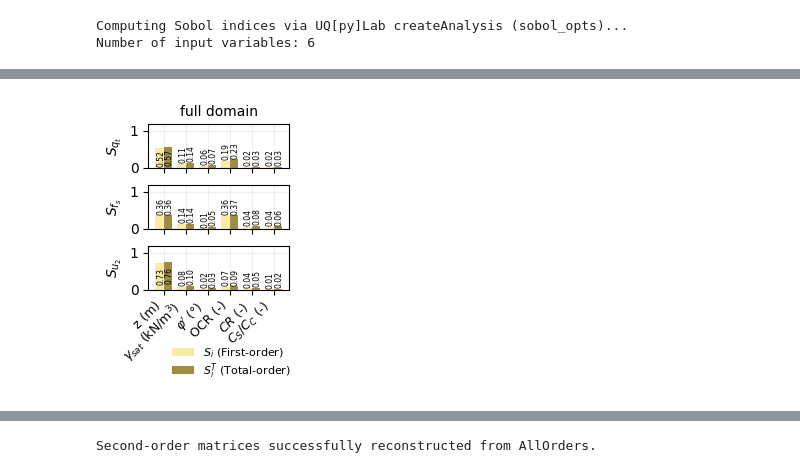
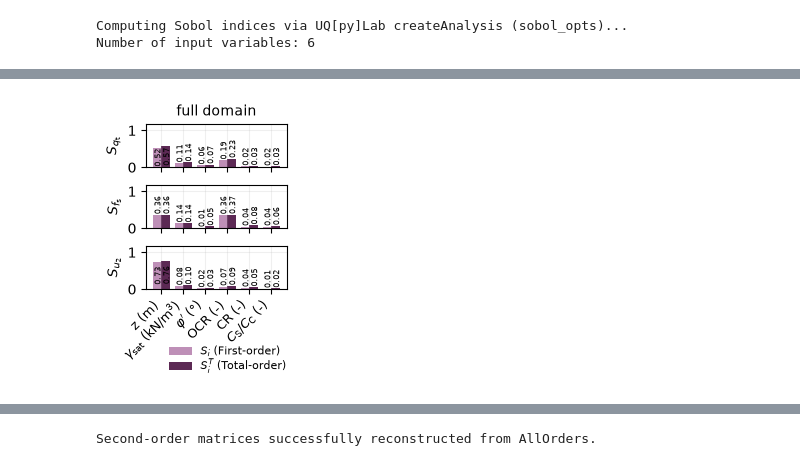
Before and after one commit to harifel/cpt-pce-surrogate, a Jupyter notebook: src/1000_forward_model_PCE.ipynb, the cells around one changed output, grey strips where cells are left out. Cells and saved outputs as stored; diff of their text form; code cells hidden in the pictures.

```diff
--- a/src/1000_forward_model_PCE.ipynb
+++ b/src/1000_forward_model_PCE.ipynb
@@ -61,0 +57,5 @@ ed, out, var_names, param_ranges = PCE_database_total(sheet_name='map')
+# %%
+input_sheet = ["verysoft", "soft", "medium", "stiff", "map"]
+input_sheet = input_sheet[0]  # Select the first sheet for processing
+
+ed, out, var_names, param_ranges = PCE_database_total(sheet_name=input_sheet, cr_cscc=True)
@@ -93,12 +95,12 @@ Output ranges from data:
   u2: [99.429551, 726.794087]
 # %%
 latex_names = {
-"z" : "z (m)",
-"unit_weight": "$\gamma_{sat}$ (kN/m$^3$)",
-"friction_angle": "$\\varphi'~(°)$",
-"orc": "OCR (-)",
-"cr": "$CR$ (-)",
-"cs_cc": "$C_S/C_C$ (-)",
+    "z": "z (m)",
+    "unit_weight": r"$\gamma_{\mathrm{sat}}$ (kN/m$^3$)",
+    "friction_angle": r"$\varphi'~(°)$",
+    "orc": "OCR (-)",
+    "cr": r"$\mathrm{CR}$ (-)",
+    "cs_cc": r"$C_{\mathrm{S}}/C_{\mathrm{C}}$ (-)",
 }
 # %%
 # Select 8 variables: 6 inputs + 2 outputs (example: qt, fs)
@@ -947,7 +944,8 @@ for name in var_names[:n_params]:
     else:
         input_labels.append(name)
 
-out_label = ['$S_{q_t}$', '$S_{f_s}$', '$S_{u_2}$']
+
+out_label = [r'$S_{q_{\mathrm{t}}}$', r'$S_{f_{\mathrm{s}}}$', r'$S_{u_2}$']
 
 
 def lighten(color, factor=0.5):
@@ -965,7 +963,18 @@ def darken(color, factor=0.4):
 # Base colors — one per output (reusing your inferno palette)
 base_colors = plt.cm.inferno(np.linspace(0.9, 0.34, len(out_label)+1))
 
-target_idx = 0  # 0 = qt, 1 = fs, 2 = u2 — change this per plot
+
+if input_sheet == "verysoft":
+    target_idx = 0
+elif input_sheet == "soft":
+    target_idx = 1
+elif input_sheet == "medium":
+    target_idx = 2
+elif input_sheet == "stiff":
+    target_idx = 3
+else:
+    target_idx = 3  # default for full domain
+
 base      = base_colors[target_idx]
 col_light = lighten(base, factor=0.45)
 col_dark  = darken(base,  factor=0.40)
@@ -1020,7 +1029,23 @@ fig.legend(handles, labels, loc='upper left',
            bbox_to_anchor=(0.3, 0.13
                            ), frameon=False, labelspacing=0.08, fontsize=8)
 
-axes[0].set_title("full domain", fontsize=10)
+if input_sheet == 'verysoft':
+    axes[0].set_title("very soft", fontsize=10)
+elif input_sheet == 'soft':
+    axes[0].set_title("soft", fontsize=10)
+elif input_sheet == 'medium':
+    axes[0].set_title("medium", fontsize=10)
+elif input_sheet == 'stiff':
+    axes[0].set_title("stiff", fontsize=10)
+else:
+    axes[0].set_title("full domain", fontsize=10)
+
 plt.subplots_adjust(left=0.23, bottom=0.3, right=0.98, top=0.9, hspace=0.4)
-plt.savefig(PLOTS_DIR / f"sobol_indices_qt_fs_u2_map.jpeg", dpi=1000)
+
+# Save all three formats from the same figure
+base = PLOTS_DIR / f"sobol_indices_qt_fs_u2_{input_sheet}"
+
+plt.savefig(f"{base}.pdf", dpi=1000)
+plt.savefig(f"{base}.tiff", dpi=1000)
+plt.savefig(f"{base}.jpg", dpi=1000)
 # %% [output]
@@ -1027,4 +1054,4 @@ plt.savefig(PLOTS_DIR / f"sobol_indices_qt_fs_u2_map.jpeg", dpi=1000)
-[figure, old version]
+[figure, new version]
 # %%
 input_labels
 # %% [output]
```
Also changed, not shown: parts of 20 cells of this notebook, 40 other files.
